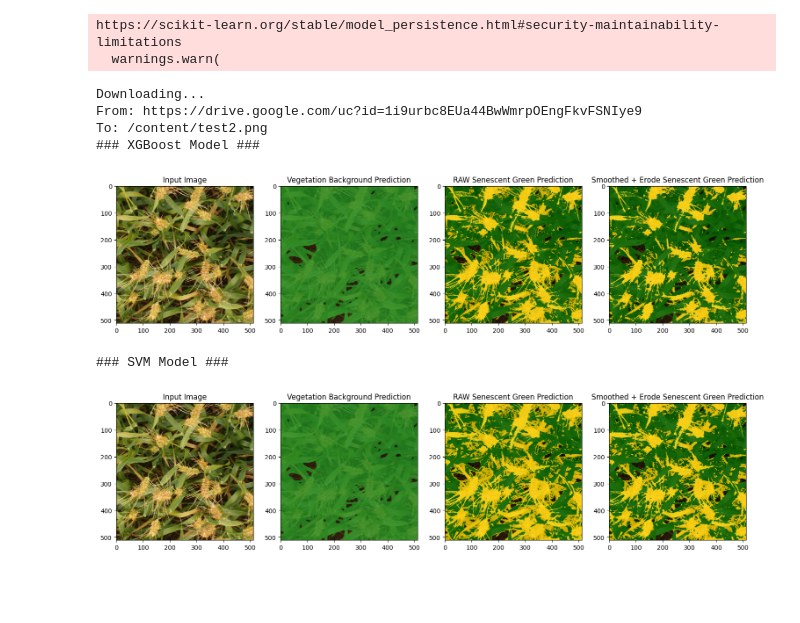
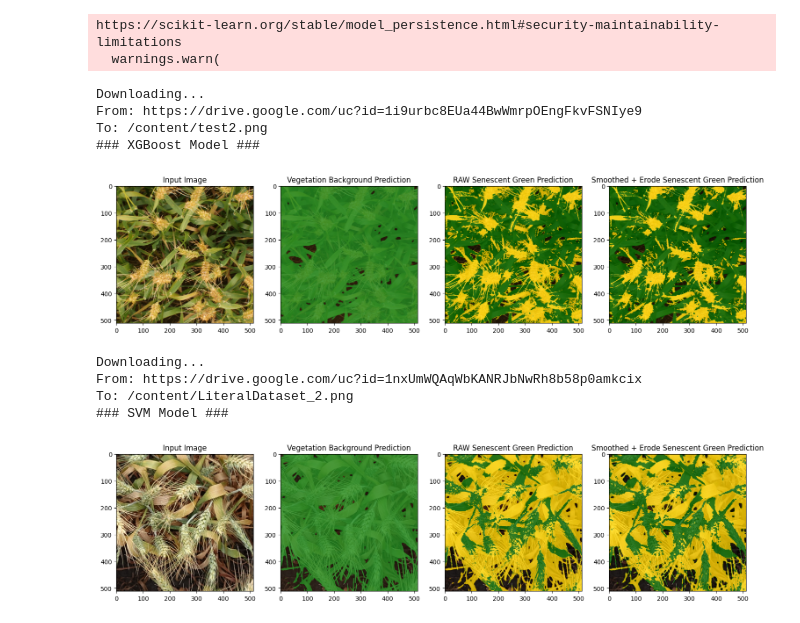
Before and after one commit to mserouar/SegVeg, a Jupyter notebook: VegAnn_+_SegVeg.ipynb, the cells around one changed output. Saved outputs shown, nothing was run; the diff lists cells and outputs as text; code cells hidden in the pictures; blank space fills up the shorter version.

```diff
--- a/VegAnn_+_SegVeg.ipynb
+++ b/VegAnn_+_SegVeg.ipynb
@@ -470,7 +470,6 @@ https://scikit-learn.org/stable/model_persistence.html#security-maintainability-
   warnings.warn(
 # %%
 import xgboost
-
 
 !gdown https://drive.google.com/uc?id=1i9urbc8EUa44BwWmrpOEngFkvFSNIye9
 imname = "test2.png"
@@ -525,35 +524,62 @@ plt.show()
 ###
 ###
 
-raw_yellow_green_mask = prediction(im_XG, model_SVM, mask=pred, threshold=0.5, contrasted=1)
+!gdown https://drive.google.com/uc?id=1nxUmWQAqWbKANRJbNwRh8b58p0amkcix
+imname = "LiteralDataset_2.png"
+
+image = cv2.imread(imname)
+im_XG = cv2.imread(imname)
+im = cv2.cvtColor(image, cv2.COLOR_BGR2RGB)
+
+preprocess_input = get_preprocessing_fn('resnet34', pretrained='imagenet')
+image = preprocess_input(im)
+image = image.astype('float32')
+
+inputs = torch.tensor(image) # , dtype=float
+# print(inputs.size)
+inputs = inputs.permute(2,0,1)
+inputs = inputs[None,:,:,:]
+# print(inputs.shape)
+logits = model(inputs)
+pr_mask = logits.sigmoid()
+
+pred = (pr_mask > 0.5).numpy().astype(np.uint8)
+
+im1_pred = colorTransform_VegGround(im,pred,0.8,0.2)
+im2_pred = colorTransform_VegGround(im,pred,0.2,0.8)
+
+raw_yellow_green_mask = prediction(im_XG, model_SVM, mask=pred, threshold=0.5, contrasted=0)
 raw_visu = visualisation(im_XG, raw_yellow_green_mask)
 raw_visu = cv2.cvtColor(raw_visu, cv2.COLOR_BGR2RGB)
 
 yellow_green_mask = cv2.erode(raw_yellow_green_mask, np.ones((2,2), np.uint8), iterations=1)
 yellow_green_mask = cv2.GaussianBlur(yellow_green_mask, (3,3), 0)
 visu = visualisation(im_XG, yellow_green_mask)
 visu = cv2.cvtColor(visu, cv2.COLOR_BGR2RGB)
 
 print("### SVM Model ###")
 fig, (ax1, ax2, ax3, ax4) = plt.subplots(1, 4)
 fig.set_size_inches(18.5, 10.5)
 ax1.imshow(im)
 ax1.set_title("Input Image")
 
 ax2.imshow(im2_pred)
 ax2.set_title("Vegetation Background Prediction")
 
 ax3.imshow(raw_visu)
 ax3.set_title("RAW Senescent Green Prediction")
 
 ax4.imshow(visu)
 ax4.set_title("Smoothed + Erode Senescent Green Prediction")
 plt.show()
 # %% [output]
 Downloading...
 From: https://drive.google.com/uc?id=1i9urbc8EUa44BwWmrpOEngFkvFSNIye9
 To: /content/test2.png
 ### XGBoost Model ###
 [figure]
+Downloading...
+From: https://drive.google.com/uc?id=1nxUmWQAqWbKANRJbNwRh8b58p0amkcix
+To: /content/LiteralDataset_2.png
 ### SVM Model ###
-[figure, old version]
+[figure, new version]
```
